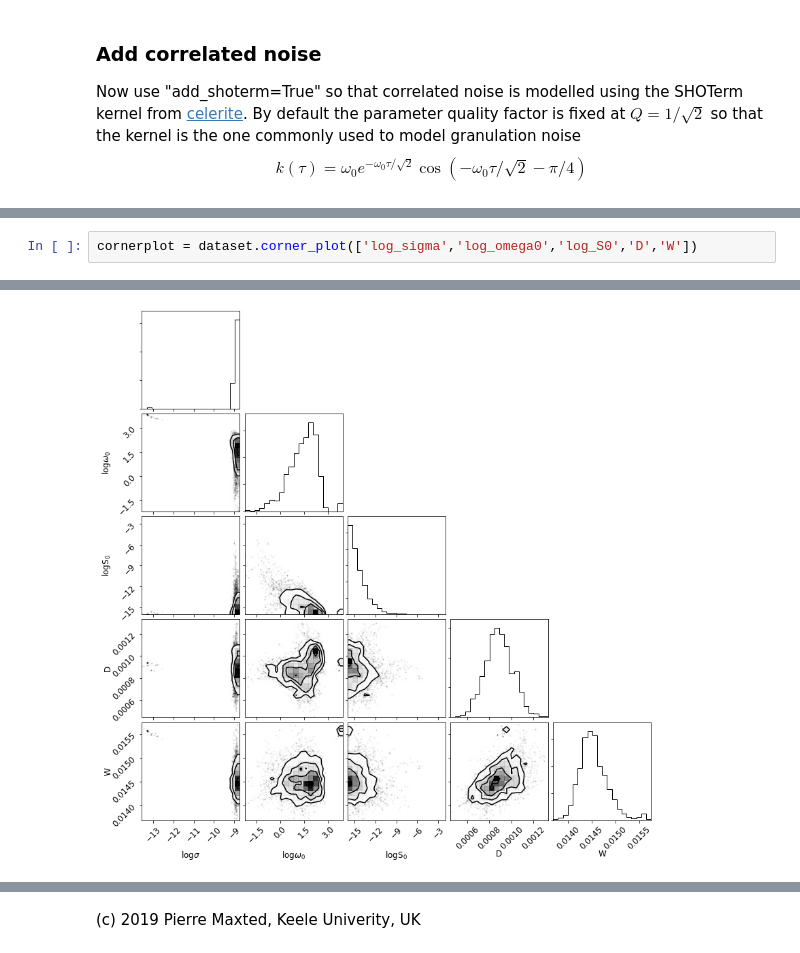
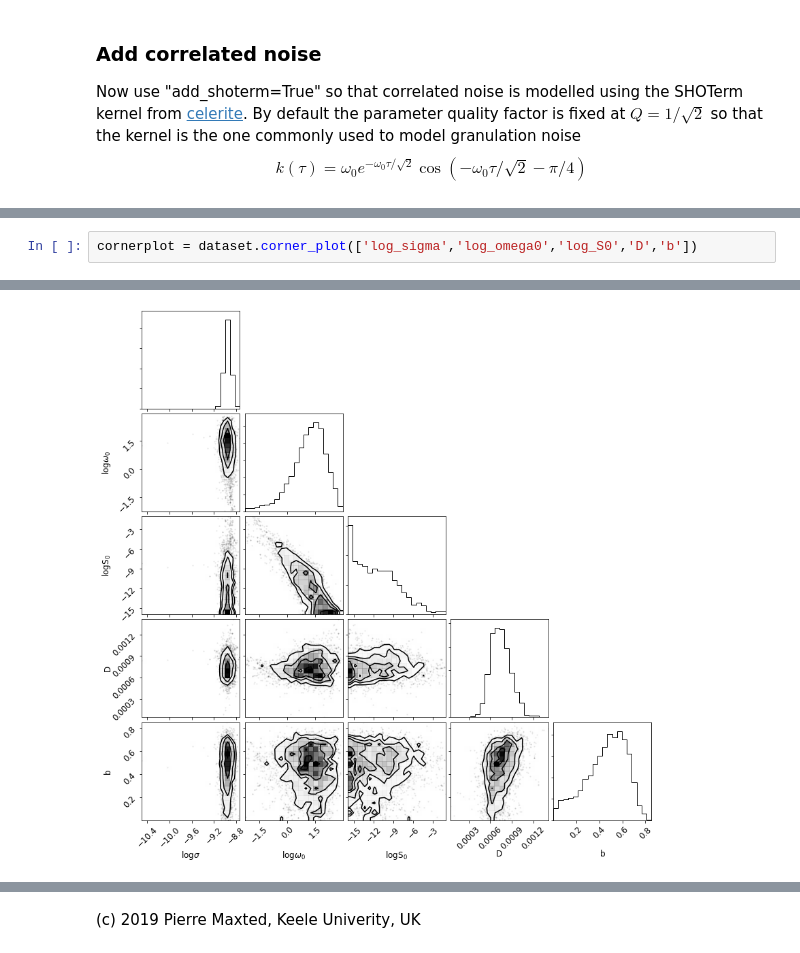
Before and after one commit to pmaxted/pycheops, a Jupyter notebook: pycheops/examples/Notebooks/dataset_fit_transit_from_simulation.ipynb, the cells around one changed output, grey strips where cells are left out. Drawn from its saved outputs; the diff is of its cells as text.

```diff
--- a/pycheops/examples/Notebooks/dataset_fit_transit_from_simulation.ipynb
+++ b/pycheops/examples/Notebooks/dataset_fit_transit_from_simulation.ipynb
@@ -206,5 +209,5 @@ Running sampler ..
     h_1:        0.70800000 +/- 0.01000000
     logrho:     0.05926000 +/- 0.15557188
 # %%
-cornerplot = dataset.corner_plot(['log_sigma','log_omega0','log_S0','D','W'])
+cornerplot = dataset.corner_plot(['log_sigma','log_omega0','log_S0','D','b'])
 # %% [output]
@@ -212,4 +214,4 @@ WARNING:root:Too few points to create valid contours
-[figure, old version]
+[figure, new version]
 # %%
 fig = dataset.plot_emcee(title=dataset.target,figsize=(9,6),fontsize=12)
 # %% [output]
```
Also changed, not shown: parts of 9 cells of this notebook, 13 other files.
